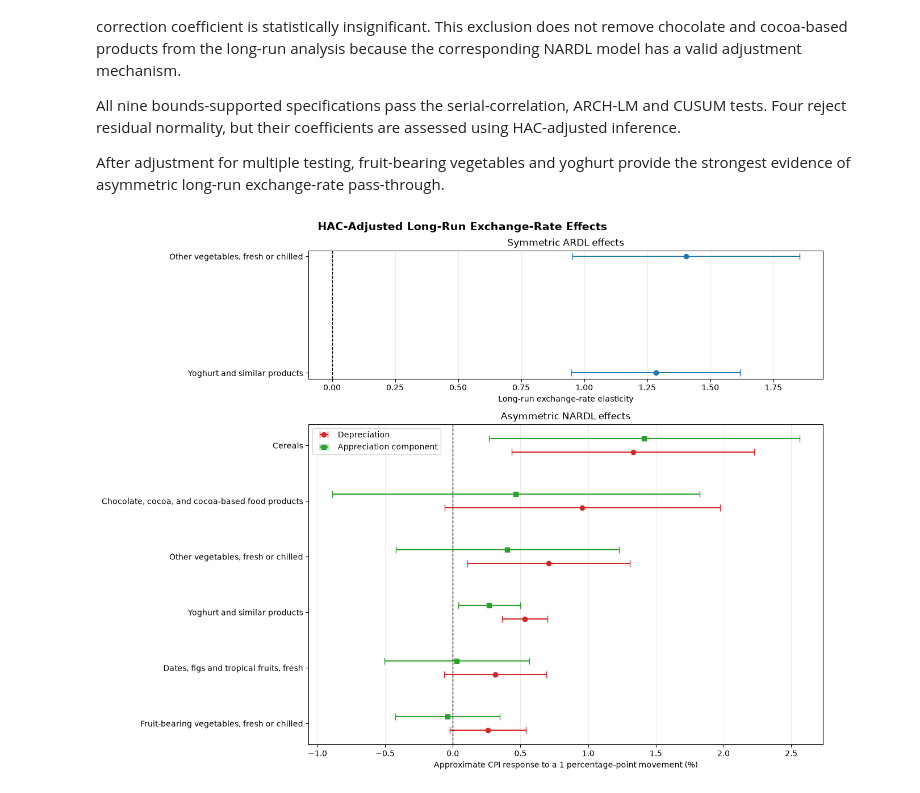
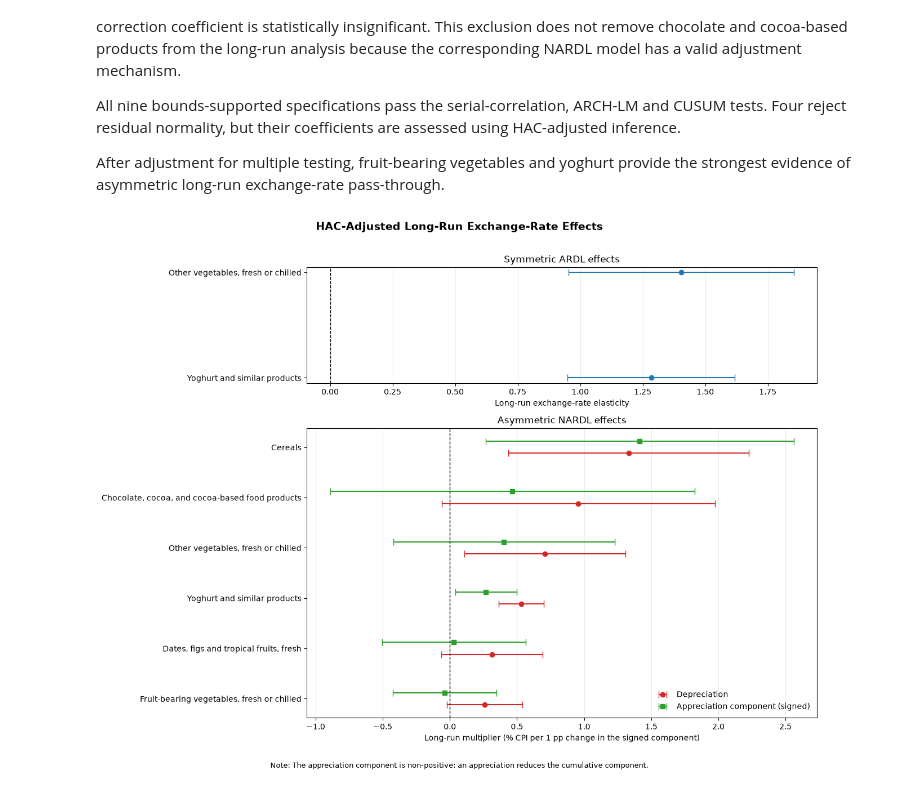
Before and after one commit to MasindiManaga/ERPT_ML_Research, a Jupyter notebook: notebooks/07_Econometric_Results_and_Diagnostics.ipynb, the cells around one changed output. Cells and saved outputs as stored; diff of their text form; code cells hidden in the pictures.

Commit message:
Update Visualization code and Add Interpretation

```diff
--- a/notebooks/07_Econometric_Results_and_Diagnostics.ipynb
+++ b/notebooks/07_Econometric_Results_and_Diagnostics.ipynb
@@ -3361,35 +3361,50 @@ axes[1].errorbar(
     appreciation_effects["HAC_Long_Run_Multiplier"],
     nardl_positions + position_offset,
     xerr=appreciation_errors,
     fmt="s",
     color="#2ca02c",
     capsize=4,
-    label="Appreciation component",
+    label="Appreciation component (signed)",
 )
 
 axes[1].axvline(
     0,
     color="black",
     linewidth=1,
     linestyle="--",
 )
 
 axes[1].set_yticks(nardl_positions)
 axes[1].set_yticklabels(subclass_order)
 axes[1].set_xlabel(
-    "Approximate CPI response to a 1 percentage-point movement (%)"
+     "Long-run multiplier (% CPI per 1 pp change "
+    "in the signed component)"
 )
 axes[1].set_title("Asymmetric NARDL effects")
-axes[1].legend()
+axes[1].legend(
+    loc="lower right",
+    frameon=False
+)
 axes[1].grid(axis="x", alpha=0.25)
 
 figure.suptitle(
     "HAC-Adjusted Long-Run Exchange-Rate Effects",
     fontsize=14,
     fontweight="bold",
 )
 
-plt.tight_layout()
+figure.text(
+    0.5,
+    0.01,
+    (
+        "Note: The appreciation component is non-positive; "
+        "an appreciation reduces the cumulative component."
+    ),
+    ha="center",
+    fontsize=9,
+)
+
+plt.tight_layout(rect=[0, 0.04, 1, 0.97])
 plt.show()
 # %% [output]
-[figure, old version]
+[figure, new version]
```
Also changed, not shown: parts of 1 cell of this notebook.
